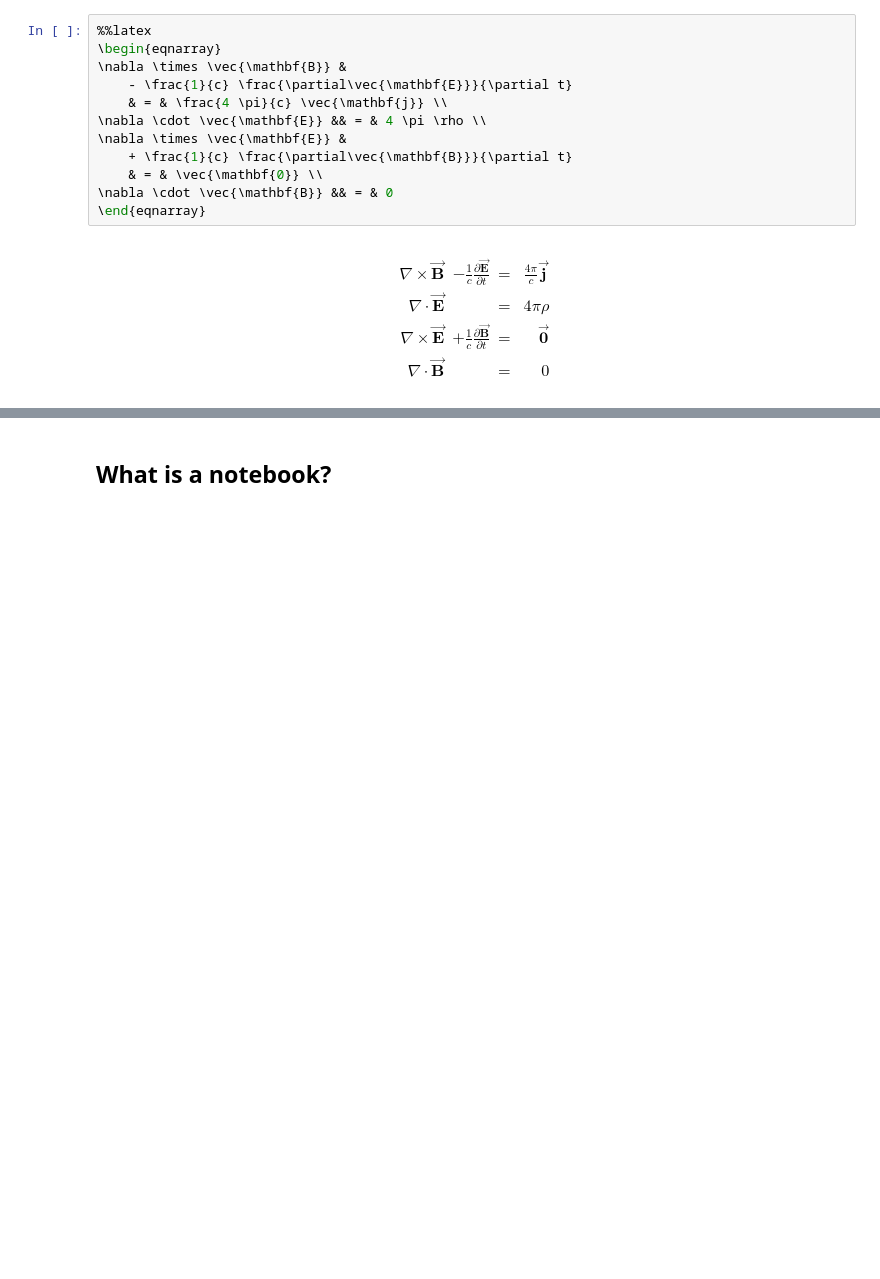
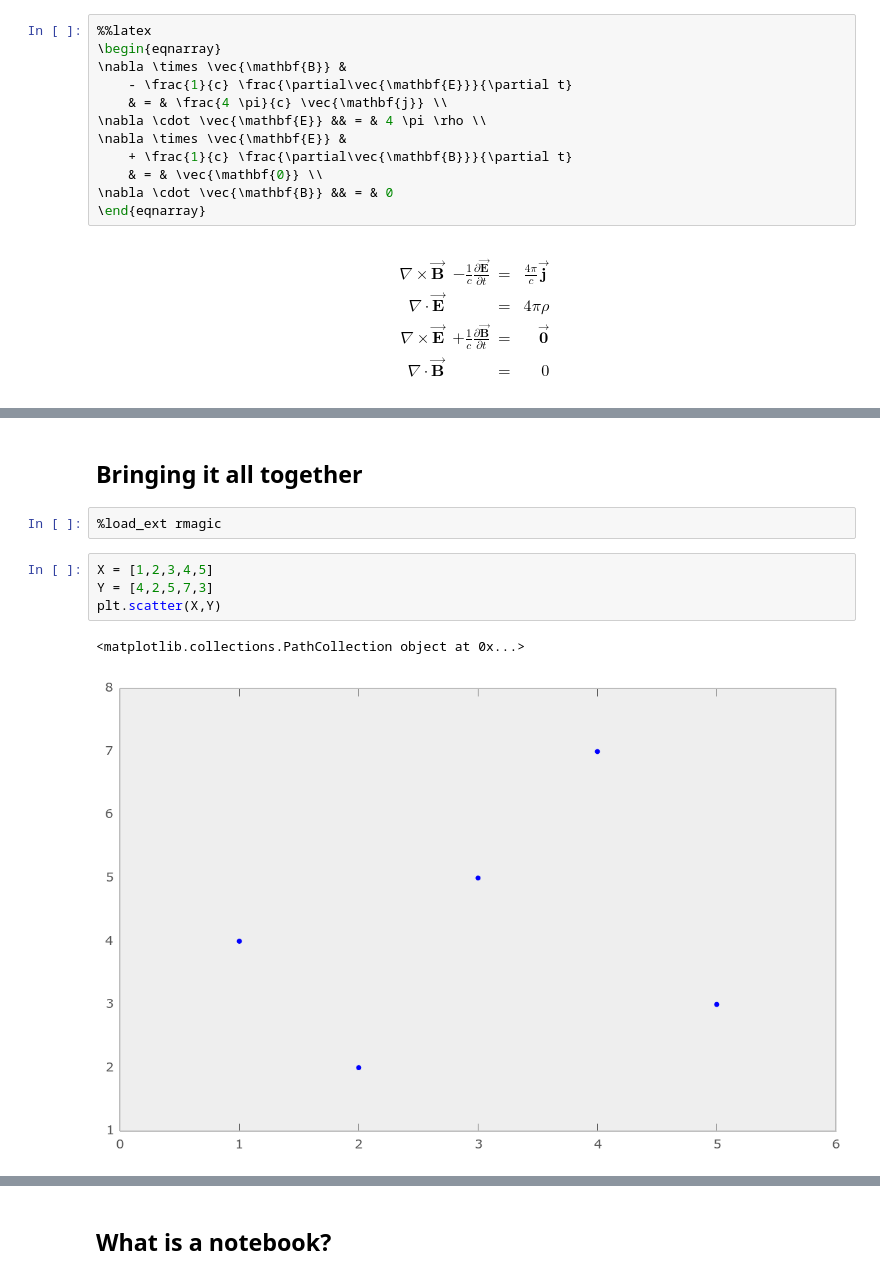
Before and after one commit to minrk/rupy, a Jupyter notebook: IPython.ipynb, the cells around one changed output, grey strips where cells are left out. Cells and saved outputs as stored; diff of their text form; blank space fills up the shorter version.

```diff
--- a/IPython.ipynb
+++ b/IPython.ipynb
@@ -94,0 +202,11 @@ for n in range(5):
+# %% [markdown]
+## Bringing it all together
+# %%
+%load_ext rmagic
+# %%
+X = [1,2,3,4,5]
+Y = [4,2,5,7,3]
+plt.scatter(X,Y)
+# %% [output]
+<matplotlib.collections.PathCollection object at 0x...>
+[figure, added]
```
Also changed, not shown: parts of 32 cells of this notebook, 2 other files.
